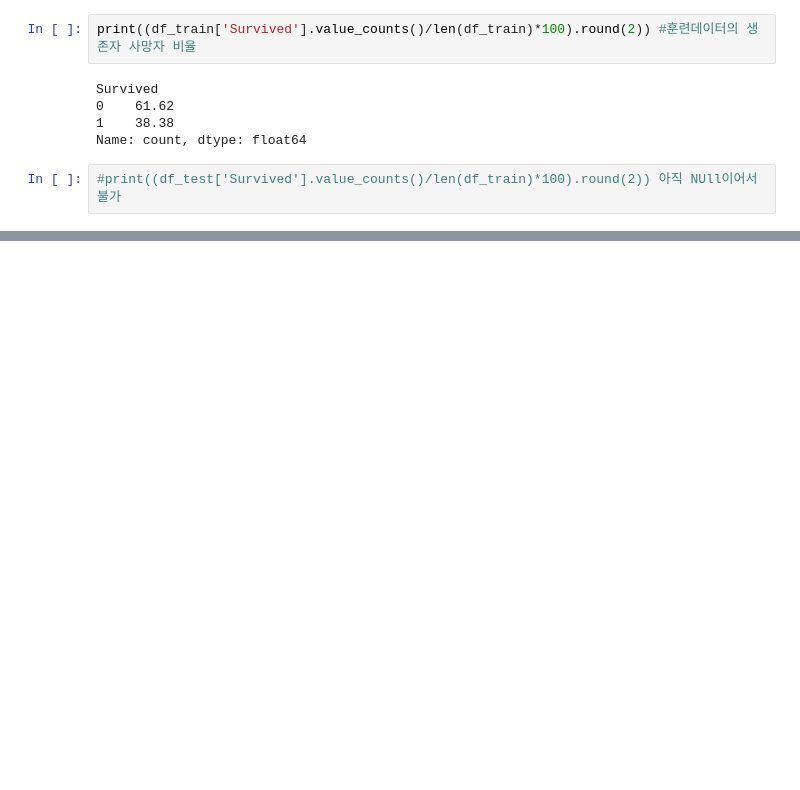
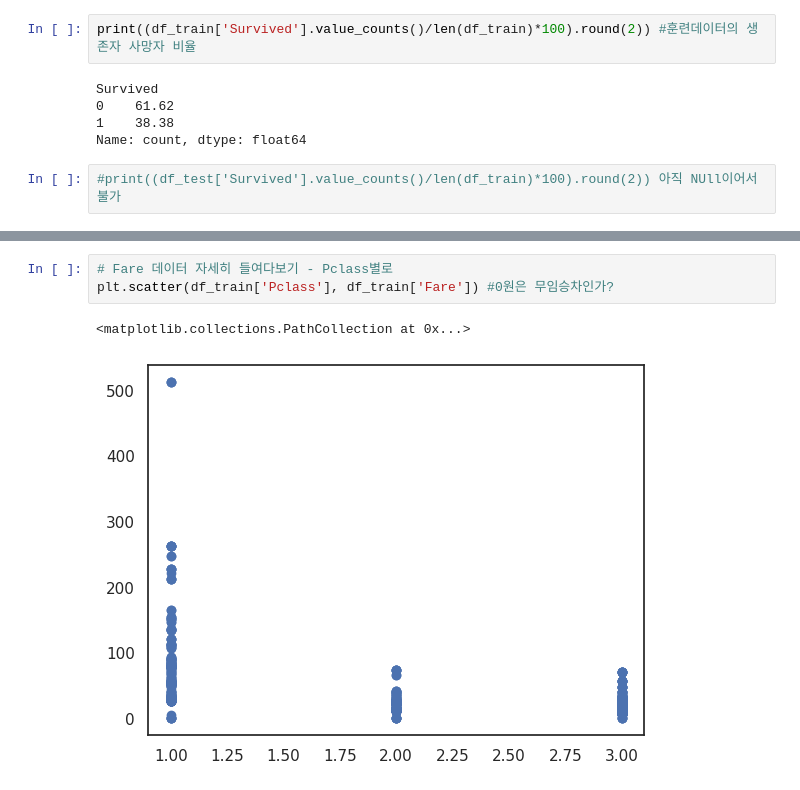
Before and after one commit to adcgunwoo/Titantic, a Jupyter notebook: titanic.ipynb, the cells around one changed output, grey strips where cells are left out. Saved outputs shown, nothing was run; the diff lists cells and outputs as text; blank space fills up the shorter version.

```diff
--- a/titanic.ipynb
+++ b/titanic.ipynb
@@ -623,0 +815,6 @@ dtype: float64
+# %%
+# Fare 데이터 자세히 들여다보기 - Pclass별로
+plt.scatter(df_train['Pclass'], df_train['Fare']) #0원은 무임승차인가?
+# %% [output]
+<matplotlib.collections.PathCollection at 0x...>
+[figure, added]
```
Also changed, not shown: parts of 32 cells of this notebook.
